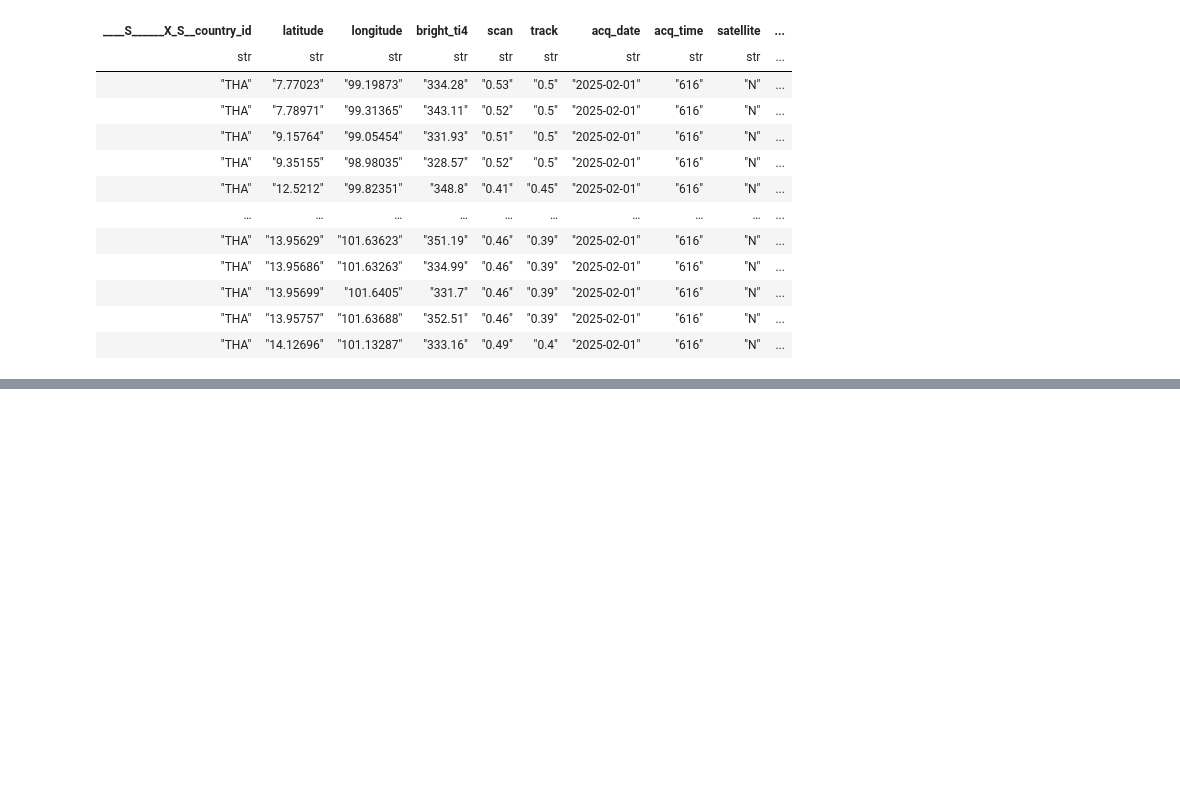
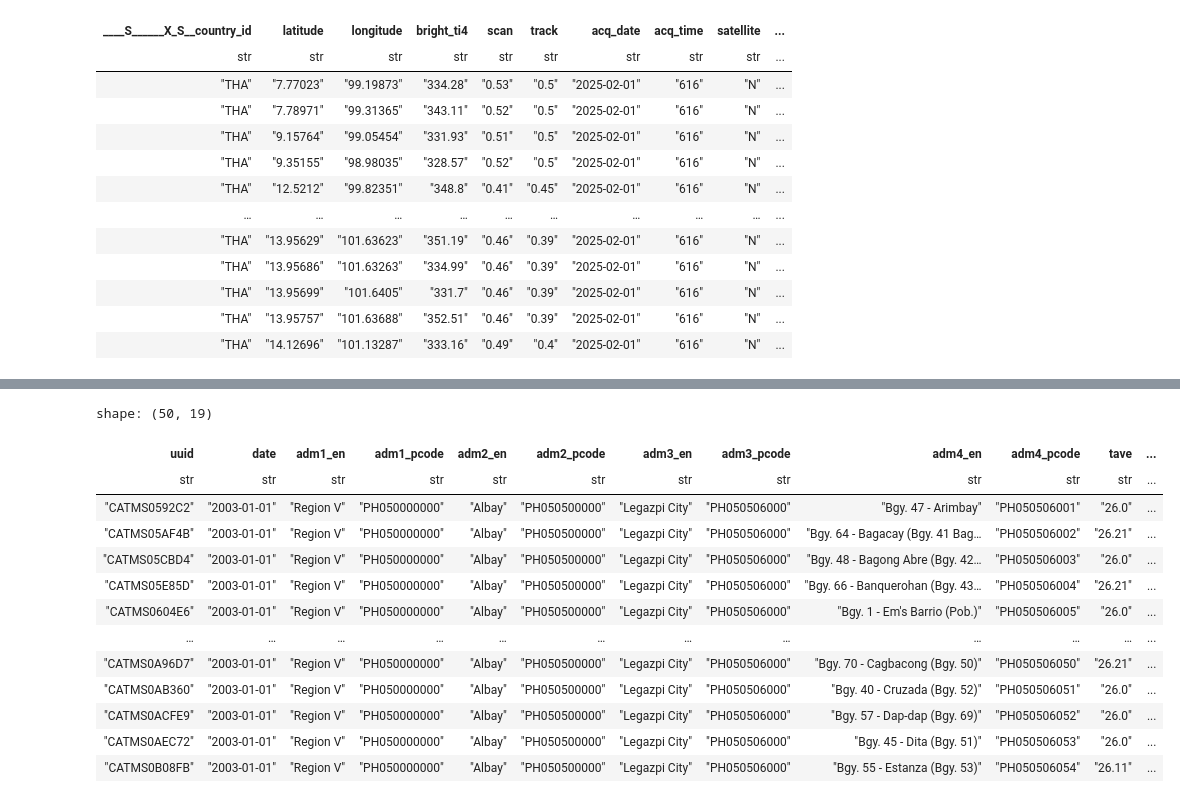
Before and after one commit to dafrose-bajaro/analytics-repo, a Jupyter notebook: notebooks/00_experiment.ipynb, the cells around one changed output, grey strips where cells are left out. Drawn from its saved outputs; the diff is of its cells as text; code cells hidden in the pictures; blank space fills up the shorter version.

```diff
--- a/notebooks/00_experiment.ipynb
+++ b/notebooks/00_experiment.ipynb
@@ -72,0 +141,23 @@ shape: (50, 16)
+# %%
+project_cchain_climate_atmospher_filter = conn.sql("""
+    SELECT *
+    FROM public.project_cchain_climate_atmosphere_raw
+    WHERE pr != 0
+    LIMIT 50
+    """).pl()
+project_cchain_climate_atmosphere_filter
+# %% [output]
+shape: (50, 19)
+| uuid | date | adm1_en | adm1_pcode | adm2_en | adm2_pcode | adm3_en | adm3_pcode | adm4_en | adm4_pcode | tave | ... |
+| str | str | str | str | str | str | str | str | str | str | str | ... |
+| "CATMS0592C2" | "2003-01-01" | "Region V" | "PH050000000" | "Albay" | "PH050500000" | "Legazpi City" | "PH050506000" | "Bgy. 47 - Arimbay" | "PH050506001" | "26.0" | ... |
+| "CATMS05AF4B" | "2003-01-01" | "Region V" | "PH050000000" | "Albay" | "PH050500000" | "Legazpi City" | "PH050506000" | "Bgy. 64 - Bagacay (Bgy. 41 Bag… | "PH050506002" | "26.21" | ... |
+| "CATMS05CBD4" | "2003-01-01" | "Region V" | "PH050000000" | "Albay" | "PH050500000" | "Legazpi City" | "PH050506000" | "Bgy. 48 - Bagong Abre (Bgy. 42… | "PH050506003" | "26.0" | ... |
+| "CATMS05E85D" | "2003-01-01" | "Region V" | "PH050000000" | "Albay" | "PH050500000" | "Legazpi City" | "PH050506000" | "Bgy. 66 - Banquerohan (Bgy. 43… | "PH050506004" | "26.21" | ... |
+| "CATMS0604E6" | "2003-01-01" | "Region V" | "PH050000000" | "Albay" | "PH050500000" | "Legazpi City" | "PH050506000" | "Bgy. 1 - Em's Barrio (Pob.)" | "PH050506005" | "26.0" | ... |
+| … | … | … | … | … | … | … | … | … | … | … | ... |
+| "CATMS0A96D7" | "2003-01-01" | "Region V" | "PH050000000" | "Albay" | "PH050500000" | "Legazpi City" | "PH050506000" | "Bgy. 70 - Cagbacong (Bgy. 50)" | "PH050506050" | "26.21" | ... |
+| "CATMS0AB360" | "2003-01-01" | "Region V" | "PH050000000" | "Albay" | "PH050500000" | "Legazpi City" | "PH050506000" | "Bgy. 40 - Cruzada (Bgy. 52)" | "PH050506051" | "26.0" | ... |
+| "CATMS0ACFE9" | "2003-01-01" | "Region V" | "PH050000000" | "Albay" | "PH050500000" | "Legazpi City" | "PH050506000" | "Bgy. 57 - Dap-dap (Bgy. 69)" | "PH050506052" | "26.0" | ... |
+| "CATMS0AEC72" | "2003-01-01" | "Region V" | "PH050000000" | "Albay" | "PH050500000" | "Legazpi City" | "PH050506000" | "Bgy. 45 - Dita (Bgy. 51)" | "PH050506053" | "26.0" | ... |
+| "CATMS0B08FB" | "2003-01-01" | "Region V" | "PH050000000" | "Albay" | "PH050500000" | "Legazpi City" | "PH050506000" | "Bgy. 55 - Estanza (Bgy. 53)" | "PH050506054" | "26.11" | ... |
```
Also changed, not shown: parts of 7 cells of this notebook, 3 other files.
